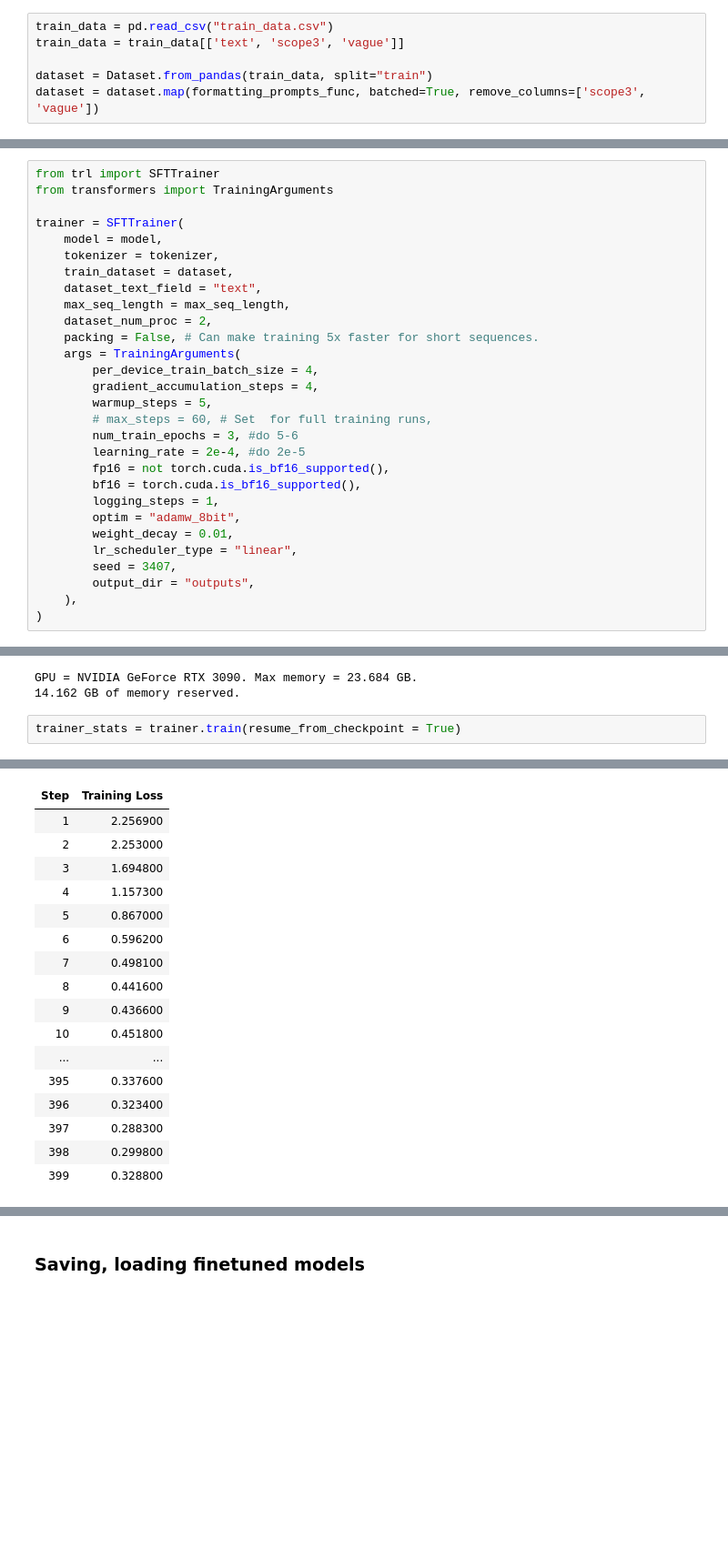
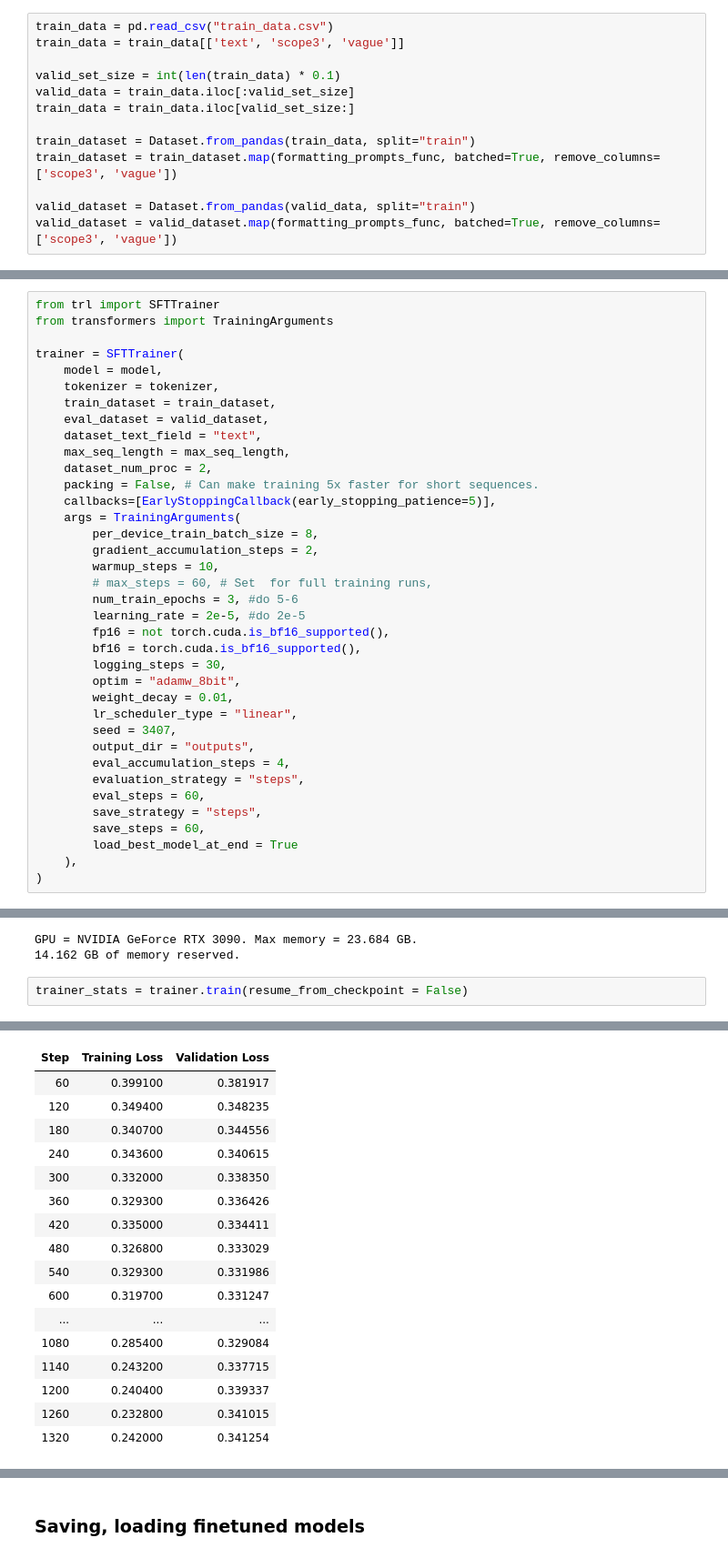
Before and after one commit to jbardowski/CS685_final_project, a Jupyter notebook: src/decoder_model_finetuning/decoder_finetuning.ipynb, the cells around one changed output, grey strips where cells are left out. Shown at 91% size. Cells and saved outputs as stored; diff of their text form; blank space fills up the shorter version.

```diff
--- a/src/decoder_model_finetuning/decoder_finetuning.ipynb
+++ b/src/decoder_model_finetuning/decoder_finetuning.ipynb
@@ -97,6 +100,13 @@ def formatting_prompts_func(examples):
 train_data = pd.read_csv("train_data.csv")
 train_data = train_data[['text', 'scope3', 'vague']]
 
-dataset = Dataset.from_pandas(train_data, split="train")
-dataset = dataset.map(formatting_prompts_func, batched=True, remove_columns=['scope3', 'vague'])
+valid_set_size = int(len(train_data) * 0.1)
+valid_data = train_data.iloc[:valid_set_size]
+train_data = train_data.iloc[valid_set_size:]
+
+train_dataset = Dataset.from_pandas(train_data, split="train")
+train_dataset = train_dataset.map(formatting_prompts_func, batched=True, remove_columns=['scope3', 'vague'])
+
+valid_dataset = Dataset.from_pandas(valid_data, split="train")
+valid_dataset = valid_dataset.map(formatting_prompts_func, batched=True, remove_columns=['scope3', 'vague'])
 # %%
@@ -133,26 +143,34 @@ from transformers import TrainingArguments
 trainer = SFTTrainer(
     model = model,
     tokenizer = tokenizer,
-    train_dataset = dataset,
+    train_dataset = train_dataset,
+    eval_dataset = valid_dataset,
     dataset_text_field = "text",
     max_seq_length = max_seq_length,
     dataset_num_proc = 2,
     packing = False, # Can make training 5x faster for short sequences.
+    callbacks=[EarlyStoppingCallback(early_stopping_patience=5)],
     args = TrainingArguments(
-        per_device_train_batch_size = 4,
-        gradient_accumulation_steps = 4,
-        warmup_steps = 5,
+        per_device_train_batch_size = 8,
+        gradient_accumulation_steps = 2,
+        warmup_steps = 10,
         # max_steps = 60, # Set  for full training runs,
         num_train_epochs = 3, #do 5-6
-        learning_rate = 2e-4, #do 2e-5
+        learning_rate = 2e-5, #do 2e-5
         fp16 = not torch.cuda.is_bf16_supported(),
         bf16 = torch.cuda.is_bf16_supported(),
-        logging_steps = 1,
+        logging_steps = 30,
         optim = "adamw_8bit",
         weight_decay = 0.01,
         lr_scheduler_type = "linear",
         seed = 3407,
         output_dir = "outputs",
+        eval_accumulation_steps = 4,
+        evaluation_strategy = "steps",
+        eval_steps = 60,
+        save_strategy = "steps",
+        save_steps = 60,
+        load_best_model_at_end = True
     ),
 )
 # %%
@@ -165,6 +183,6 @@ print(f"{start_gpu_memory} GB of memory reserved.")
 GPU = NVIDIA GeForce RTX 3090. Max memory = 23.684 GB.
 14.162 GB of memory reserved.
 # %%
-trainer_stats = trainer.train(resume_from_checkpoint = True)
+trainer_stats = trainer.train(resume_from_checkpoint = False)
 # %% [output]
 ==((====))==  Unsloth - 2x faster free finetuning | Num GPUs = 1
@@ -176,20 +194,20 @@ O^O/ \_/ \    Batch size per device = 4 | Gradient Accumulation steps = 4
-| Step | Training Loss |
-| 1 | 2.256900 |
-| 2 | 2.253000 |
-| 3 | 1.694800 |
-| 4 | 1.157300 |
-| 5 | 0.867000 |
-| 6 | 0.596200 |
-| 7 | 0.498100 |
-| 8 | 0.441600 |
-| 9 | 0.436600 |
-| 10 | 0.451800 |
-| ... | ... |
-| 395 | 0.337600 |
-| 396 | 0.323400 |
-| 397 | 0.288300 |
-| 398 | 0.299800 |
-| 399 | 0.328800 |
+| Step | Training Loss | Validation Loss |
+| 60 | 0.399100 | 0.381917 |
+| 120 | 0.349400 | 0.348235 |
+| 180 | 0.340700 | 0.344556 |
+| 240 | 0.343600 | 0.340615 |
+| 300 | 0.332000 | 0.338350 |
+| 360 | 0.329300 | 0.336426 |
+| 420 | 0.335000 | 0.334411 |
+| 480 | 0.326800 | 0.333029 |
+| 540 | 0.329300 | 0.331986 |
+| 600 | 0.319700 | 0.331247 |
+| ... | ... | ... |
+| 1080 | 0.285400 | 0.329084 |
+| 1140 | 0.243200 | 0.337715 |
+| 1200 | 0.240400 | 0.339337 |
+| 1260 | 0.232800 | 0.341015 |
+| 1320 | 0.242000 | 0.341254 |
 Cannot access gated repo for url https://huggingface.co/mistralai/Mistral-7B-Instruct-v0.2/resolve/main/config.json.
 Access to model mistralai/Mistral-7B-Instruct-v0.2 is restricted. You must be authenticated to access it. - silently ignoring the lookup for the file config.json in mistralai/Mistral-7B-Instruct-v0.2.
   warnings.warn(
```
Also changed, not shown: parts of 20 cells of this notebook, 3 other files.
